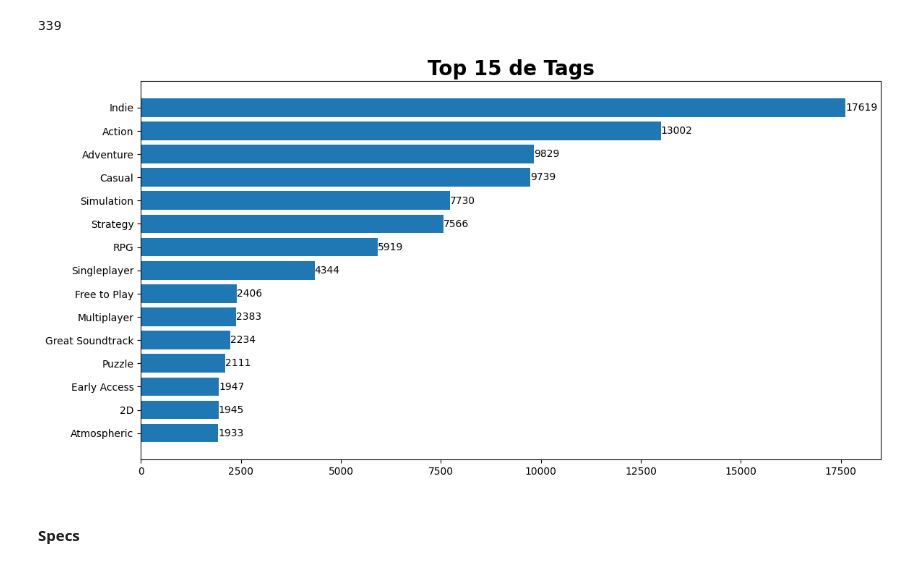
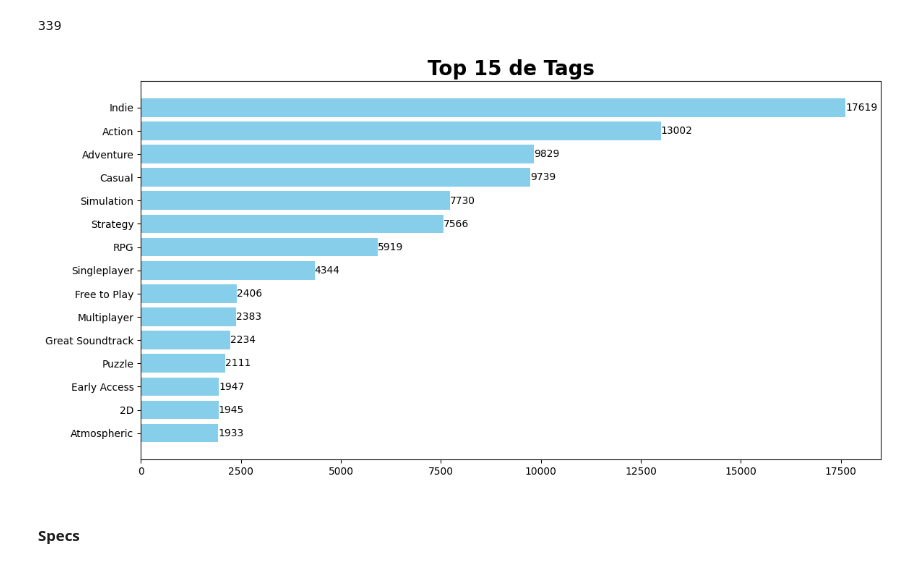
Before and after one commit to carocardenas0699/PI-1-Machine-Learning, a Jupyter notebook: EDA.ipynb, the cells around one changed output. Drawn from its saved outputs; the diff is of its cells as text; code cells hidden in the pictures.

```diff
--- a/EDA.ipynb
+++ b/EDA.ipynb
@@ -160,14 +173,14 @@ lista_tags.size
 339
 # %%
 plt.subplots_adjust(left=0.2, right=1.8,top=1.2)
-plt.barh(lista_tags.head(15).index,lista_tags.head(15).values)
+plt.barh(lista_tags.head(15).index,lista_tags.head(15).values,color='skyblue')
 plt.gca().invert_yaxis()
 plt.title('Top 15 de Tags', fontweight = 'bold',fontsize=20)
 for index, value in enumerate(lista_tags.head(15).values):
     plt.text(value, index, str(value), va='center')
 plt.show()
 # %% [output]
-[figure, old version]
+[figure, new version]
 # %% [markdown]
 #### Specs
 # %%
```
Also changed, not shown: parts of 36 cells of this notebook, 2 other files.
